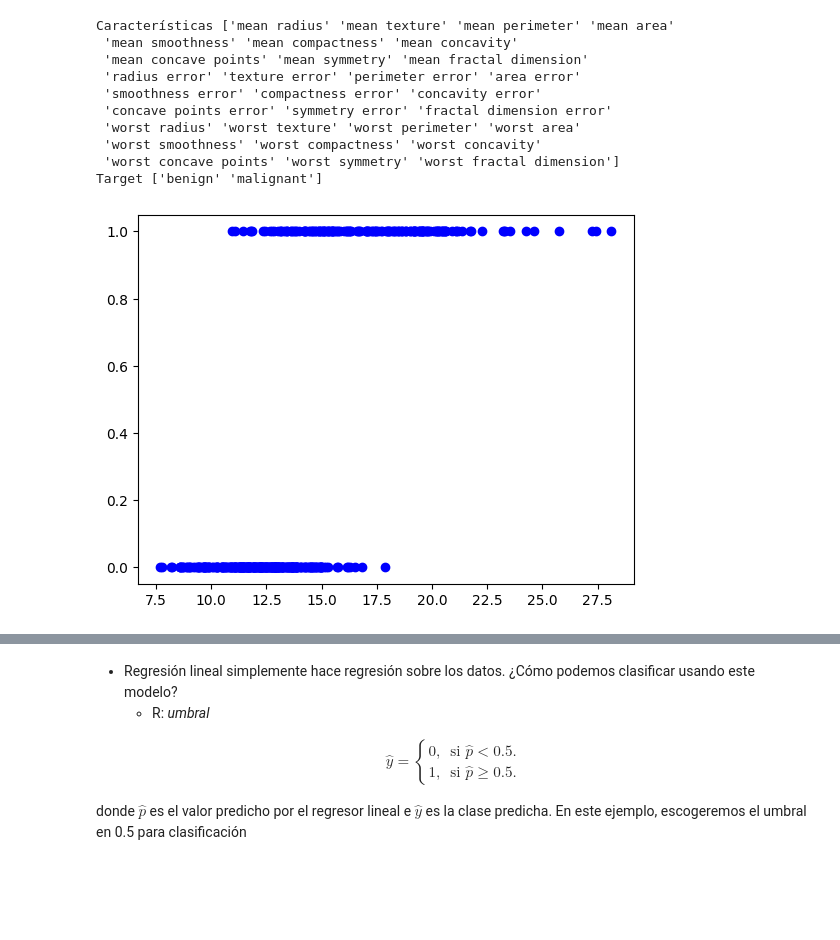
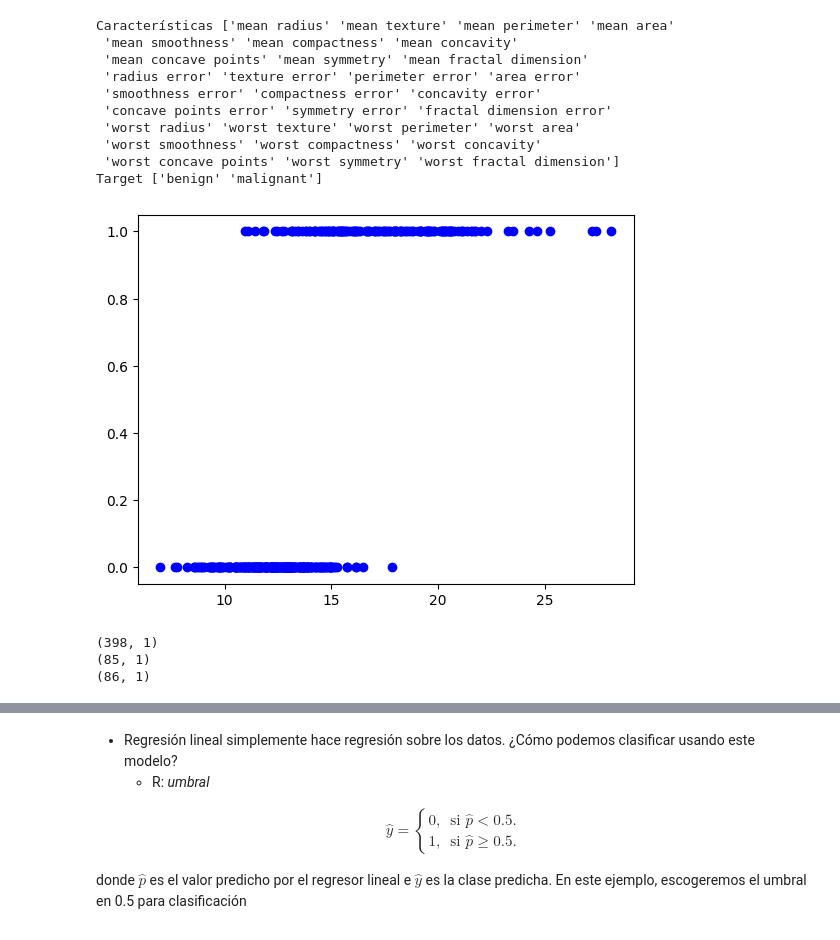
Before and after one commit to jeedorsa/Bootcamp-Data-Science, a Jupyter notebook: Clases/Classification/7-ClassificationModels.ipynb, the cells around one changed output, grey strips where cells are left out. Saved outputs shown, nothing was run; the diff lists cells and outputs as text; code cells hidden in the pictures; blank space fills up the shorter version.

```diff
--- a/Clases/Classification/7-ClassificationModels.ipynb
+++ b/Clases/Classification/7-ClassificationModels.ipynb
@@ -144,16 +144,28 @@ Target ['benign' 'malignant']
 # %%
 import matplotlib.pyplot as plt
 from sklearn.model_selection import train_test_split
 
 X = br_cancer.data[:, 0].reshape(-1,1) # mean_radius
 y = 1 - br_cancer.target # Nuevamente inversión maligno/benigno 0/1
 # Luego de inversión: benigno 0 y maligno 1
 
-X_train, X_test, y_train, y_test = train_test_split(X, y,
-                                                    test_size=0.2,
-                                                    random_state=42)
+X_train, X_val, y_train, y_val = train_test_split(X, y,
+                                                    test_size=0.3,
+                                                    random_state=41,
+                                                    stratify=y)
+X_val, X_test, y_val, y_test = train_test_split(X_val, y_val,
+                                                    test_size=0.5,
+                                                    random_state=41)
 
 plt.plot(X_train, y_train,'bo')
 plt.show()
 # %% [output]
-[figure, old version]
+[figure, new version]
+# %%
+print(X_train.shape)
+print(X_val.shape)
+print(X_test.shape)
+# %% [output]
+(398, 1)
+(85, 1)
+(86, 1)
```
Also changed, not shown: parts of 36 cells of this notebook, 3 other files.
